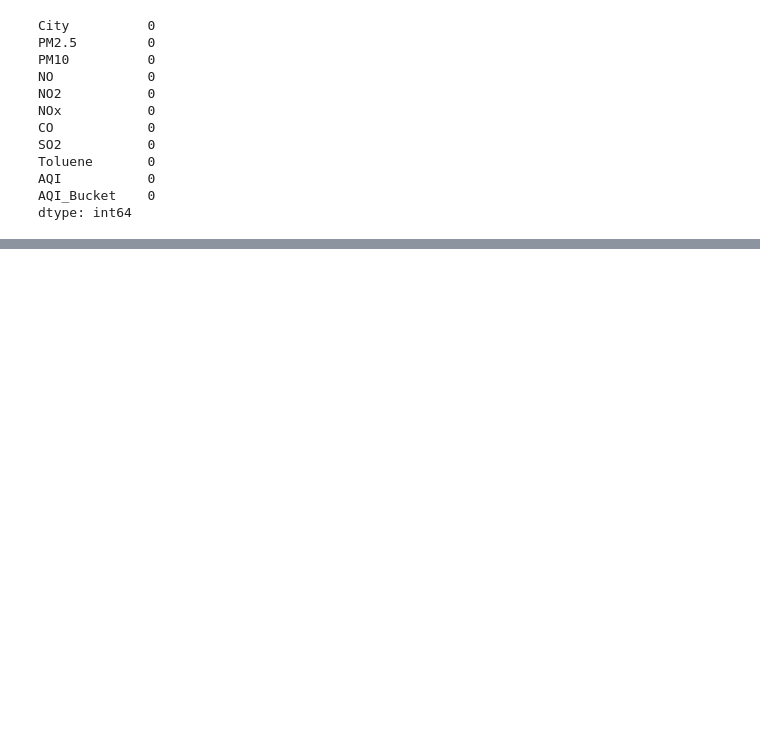
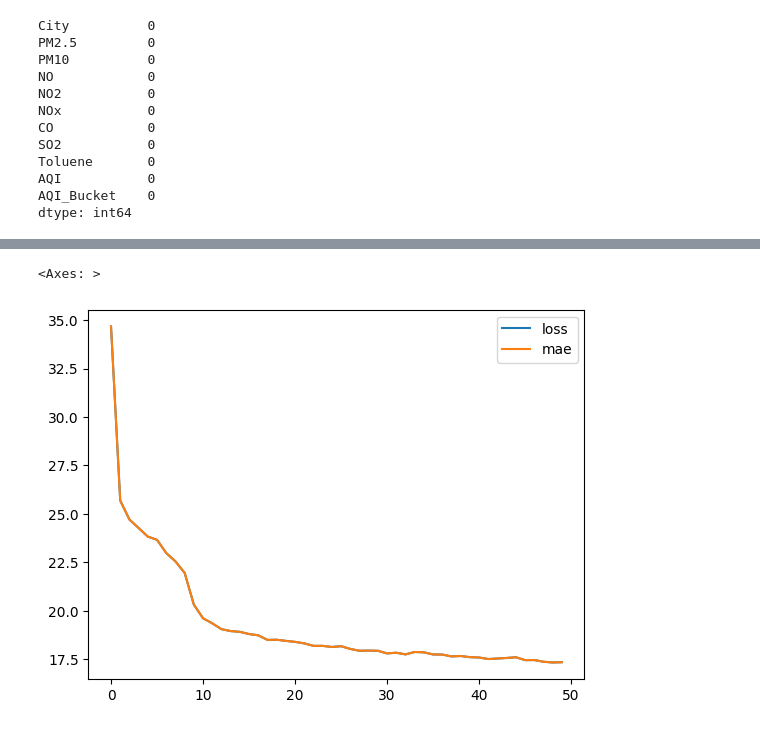
Before and after one commit to bvkiran8058/Deep-Learning, a Jupyter notebook: AQI_linear_regression.ipynb, the cells around one changed output, grey strips where cells are left out. Cells and saved outputs as stored; diff of their text form; code cells hidden in the pictures; blank space fills up the shorter version.

```diff
--- a/AQI_linear_regression.ipynb
+++ b/AQI_linear_regression.ipynb
@@ -253,0 +314,21 @@ air_index_corr.corr()
+# %%
+tf.random.set_seed(42)
+
+## 1. Build the model
+model2 = tf.keras.Sequential([
+    tf.keras.Input(shape=(X_train_min_scaled.shape[1],)),
+    tf.keras.layers.Dense(64, activation= 'relu'),
+    tf.keras.layers.Dense(32, activation= 'relu'),
+    tf.keras.layers.Dense(16, activation= 'relu'),
+    tf.keras.layers.Dense(1, activation= 'linear'),
+])
+
+## 2. Compile the model
+model2.compile(
+    optimizer = tf.keras.optimizers.Adam(learning_rate= 0.01),
+    loss = tf.keras.losses.mae,
+    metrics = ['mae']
+)
+
+## 3. Fit the model with training data
+model2_history = model2.fit(X_train_min_scaled, y_train, epochs = 50, batch_size = 16)
@@ -253,0 +353,5 @@ air_index_corr.corr()
+# %%
+pd.DataFrame(model2_history.history).plot()
+# %% [output]
+<Axes: >
+[figure, added]
```
Also changed, not shown: parts of 27 cells of this notebook, 1 other file.
